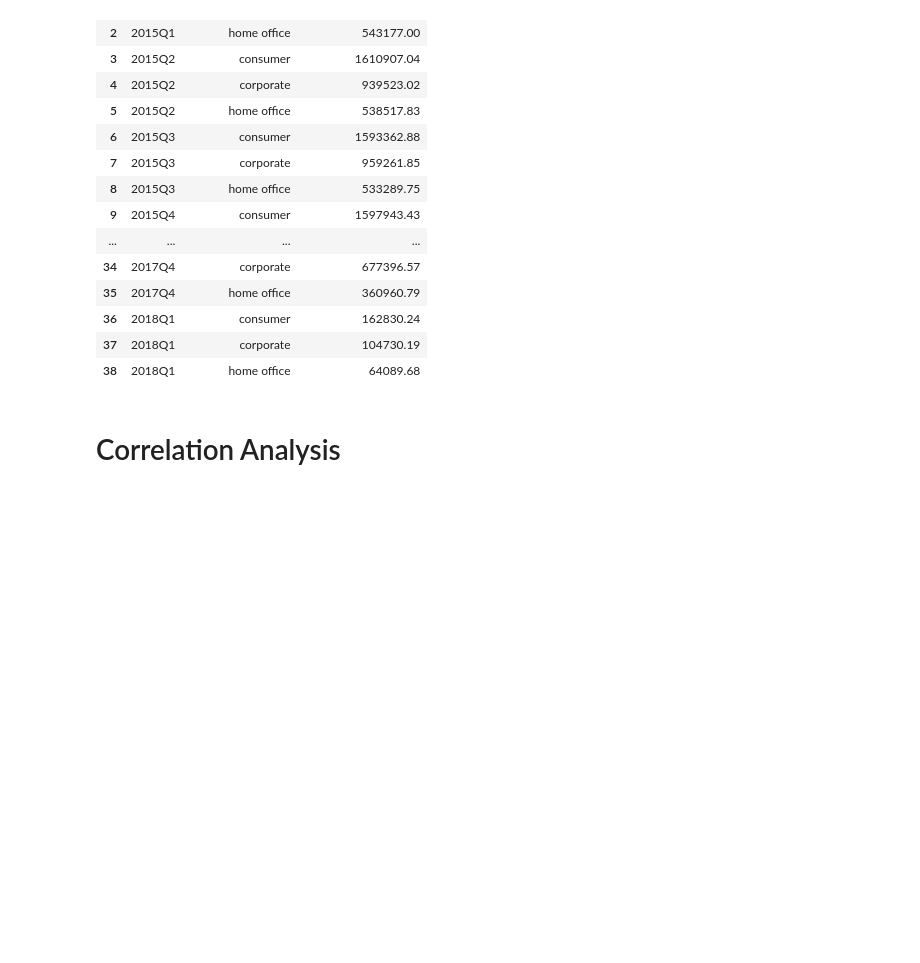
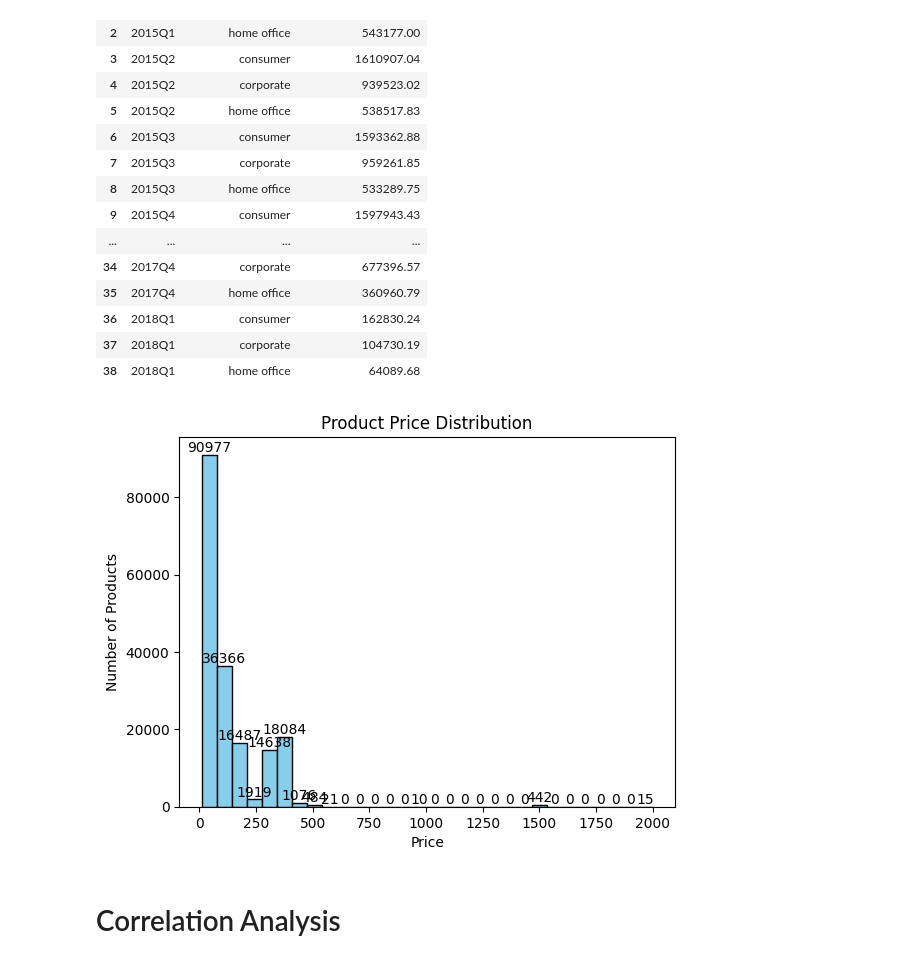
Before and after one commit to imyhalex/uploadable_csv_and_queries, a Jupyter notebook: BI Analysis.ipynb, the cells around one changed output. Cells and saved outputs as stored; diff of their text form; code cells hidden in the pictures; blank space fills up the shorter version.

```diff
--- a/BI Analysis.ipynb
+++ b/BI Analysis.ipynb
@@ -603,3 +604,17 @@ Changes in Sales Patterns Over Quarters by Customer Segments:
 | 36 | 2018Q1 | consumer | 162830.24 |
 | 37 | 2018Q1 | corporate | 104730.19 |
 | 38 | 2018Q1 | home office | 64089.68 |
+# %%
+# Create the histogram
+n, bins, patches = plt.hist(df['product_price'], bins=30, color='skyblue', edgecolor='black')
+# Add labels and title
+plt.title('Product Price Distribution')
+plt.xlabel('Price')
+plt.ylabel('Number of Products')
+for i in range(len(patches)):
+    plt.text(patches[i].get_x() + patches[i].get_width() / 2, patches[i].get_height(),
+             str(int(n[i])), ha='center', va='bottom')
+# Show the plot
+plt.show()
+# %% [output]
+[figure, added]
```
Also changed, not shown: parts of 32 cells of this notebook, 9 other files.
